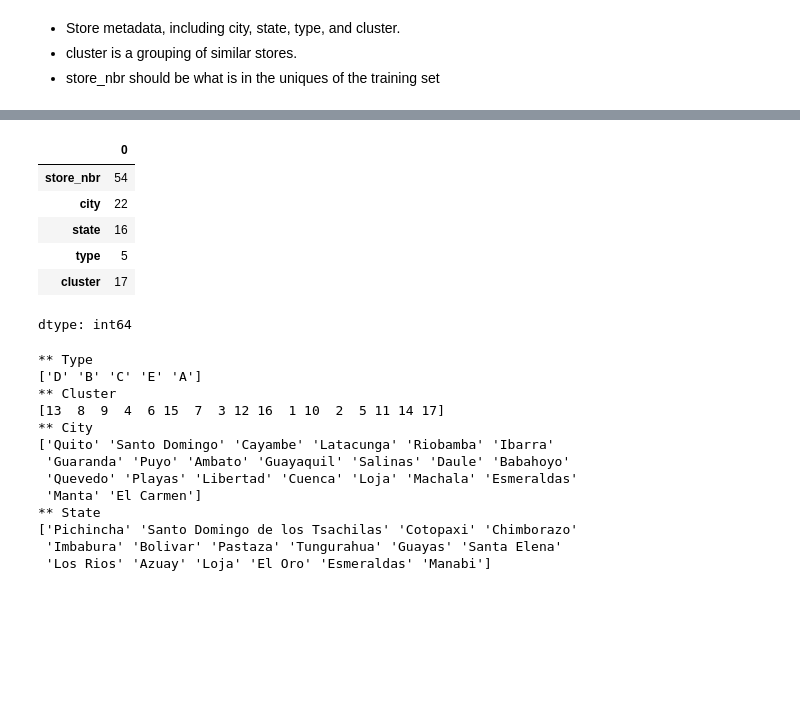
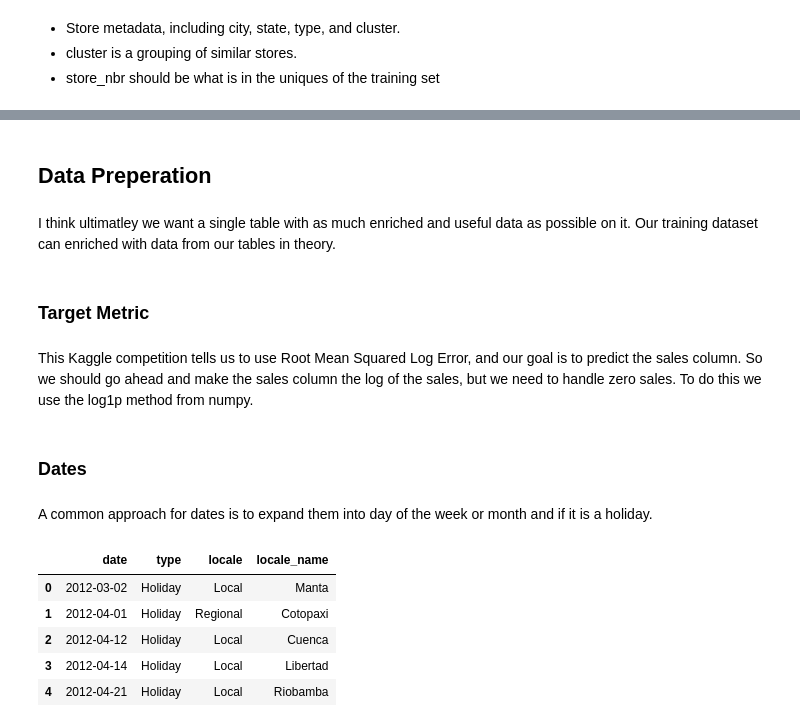
Before and after one commit to jonkarrer/sales-forecasting-ml, a Jupyter notebook: Sales_Time_Series.ipynb, the cells around one changed output, grey strips where cells are left out. Saved outputs shown, nothing was run; the diff lists cells and outputs as text; code cells hidden in the pictures; blank space fills up the shorter version.

```diff
--- a/Sales_Time_Series.ipynb
+++ b/Sales_Time_Series.ipynb
@@ -71,8 +72,15 @@ store-sales-time-series-forecasting.zip: Skipping, found more recently modified
 tables_in_data = ["train.csv", "oil.csv", "stores.csv", "holidays_events.csv", "transactions.csv", "test.csv", "sample_submission.csv"]
 for table in tables_in_data:
     print(table)
-    df = pd.read_csv(f"{COMPETITION_NAME}/{table}")
+    df = pd.read_csv(f"{COMPETITION_NAME}/{table}", low_memory=False)
     print(df.head())
+
+training_df = pd.read_csv(f"{COMPETITION_NAME}/train.csv", low_memory=False)
+test_df = pd.read_csv(f"{COMPETITION_NAME}/test.csv", low_memory=False)
+oil_df = pd.read_csv(f"{COMPETITION_NAME}/oil.csv", low_memory=False)
+stores_df = pd.read_csv(f"{COMPETITION_NAME}/stores.csv", low_memory=False)
+holiday_df = pd.read_csv(f"{COMPETITION_NAME}/holidays_events.csv", low_memory=False)
+transactions_df = pd.read_csv(f"{COMPETITION_NAME}/transactions.csv", low_memory=False)
 # %% [output]
 train.csv
    id        date  store_nbr      family  sales  onpromotion
@@ -150,37 +268,34 @@ array(['AUTOMOTIVE', 'BABY CARE', 'BEAUTY', 'BEVERAGES', 'BOOKS',
+# %% [markdown]
+## Data Preperation
+# %% [markdown]
+I think ultimatley we want a single table with as much enriched and useful data as possible on it. Our training dataset can enriched with data from our tables in theory.
+# %% [markdown]
+### Target Metric
+# %% [markdown]
+This Kaggle competition tells us to use Root Mean Squared Log Error, and our goal is to predict the sales column. So we should go ahead and make the sales column the log of the sales, but we need to handle zero sales. To do this we use the log1p method from numpy.
 # %%
-df = pd.read_csv(f"{COMPETITION_NAME}/stores.csv", low_memory=False)
-df.nunique()
+df = pd.read_csv(f"{COMPETITION_NAME}/train.csv", low_memory=False)
+
+dep_var = "sales"
+df[dep_var] = np.log1p(df[dep_var])
-# %% [output]
-|  | 0 |
-| store_nbr | 54 |
-| city | 22 |
-| state | 16 |
-| type | 5 |
-| cluster | 17 |
-dtype: int64
-# %%
-print("** Type")
-print(df["type"].unique())
-
-print("** Cluster")
-print(df["cluster"].unique())
-
-print("** City")
-print(df["city"].unique())
-
-print("** State")
-print(df["state"].unique())
-# %% [output]
-** Type
-['D' 'B' 'C' 'E' 'A']
-** Cluster
-[13  8  9  4  6 15  7  3 12 16  1 10  2  5 11 14 17]
-** City
-['Quito' 'Santo Domingo' 'Cayambe' 'Latacunga' 'Riobamba' 'Ibarra'
- 'Guaranda' 'Puyo' 'Ambato' 'Guayaquil' 'Salinas' 'Daule' 'Babahoyo'
- 'Quevedo' 'Playas' 'Libertad' 'Cuenca' 'Loja' 'Machala' 'Esmeraldas'
- 'Manta' 'El Carmen']
-** State
-['Pichincha' 'Santo Domingo de los Tsachilas' 'Cotopaxi' 'Chimborazo'
- 'Imbabura' 'Bolivar' 'Pastaza' 'Tungurahua' 'Guayas' 'Santa Elena'
- 'Los Rios' 'Azuay' 'Loja' 'El Oro' 'Esmeraldas' 'Manabi']
+# %% [markdown]
+### Dates
+# %% [markdown]
+A common approach for dates is to expand them into day of the week or month and if it is a holiday.
+# %%
+# Remove the transferred holidays from the holiday_events.csv
+holiday_df = holiday_df[holiday_df["transferred"] == False]
+holiday_df = holiday_df.drop(columns=["transferred", "description"])
+holiday_df = holiday_df[holiday_df["type"] != "Transfer"]
+holiday_df.head()
+# Loop through each value in the "data" column of train.csv
+# Lookup the date in the holiday_events.csv
+# Apply the type and local_name to train.csv
+# Datepart the dates as well
+# %% [output]
+|  | date | type | locale | locale_name |
+| 0 | 2012-03-02 | Holiday | Local | Manta |
+| 1 | 2012-04-01 | Holiday | Regional | Cotopaxi |
+| 2 | 2012-04-12 | Holiday | Local | Cuenca |
+| 3 | 2012-04-14 | Holiday | Local | Libertad |
+| 4 | 2012-04-21 | Holiday | Local | Riobamba |
```
Also changed, not shown: parts of 27 cells of this notebook.
